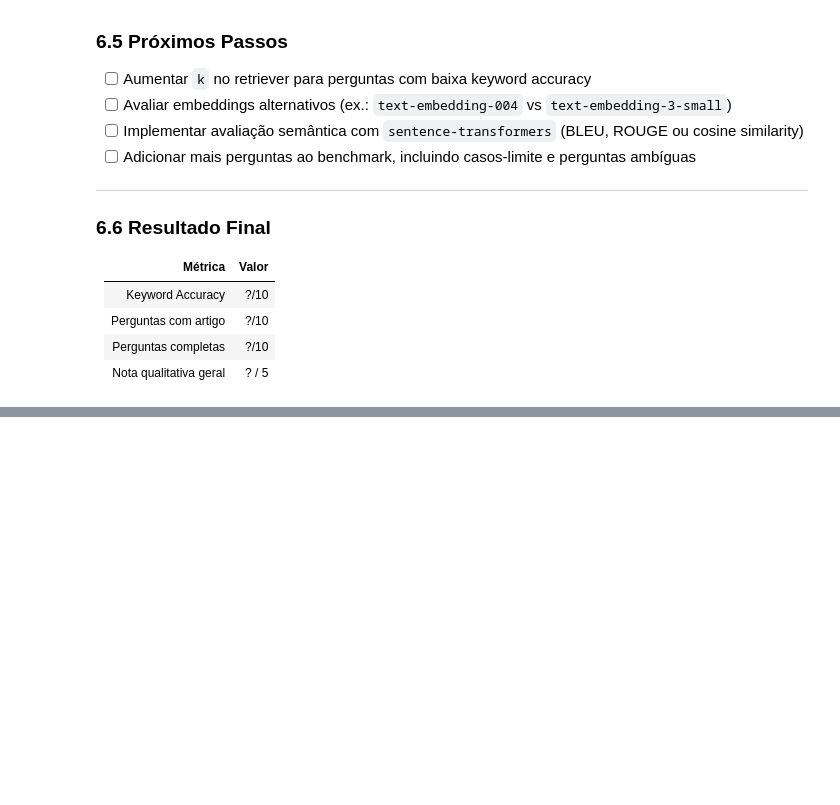
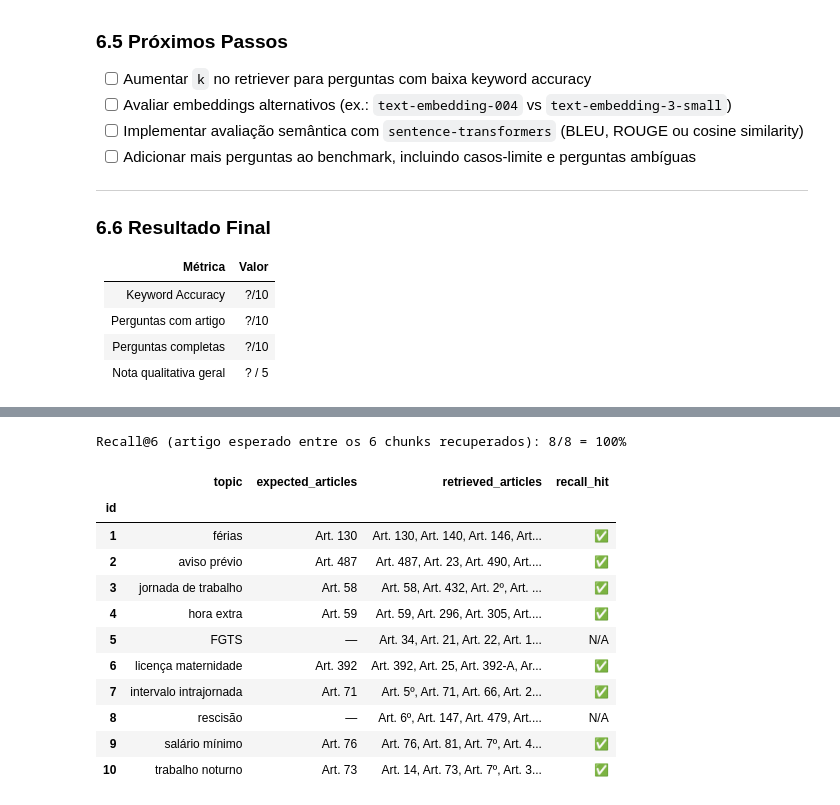
Before and after one commit to eduardogca/clt-rag-chatbot, a Jupyter notebook: notebooks/02_rag_evaluation.ipynb, the cells around one changed output, grey strips where cells are left out. Saved outputs shown, nothing was run; the diff lists cells and outputs as text; code cells hidden in the pictures; blank space fills up the shorter version.

```diff
--- a/notebooks/02_rag_evaluation.ipynb
+++ b/notebooks/02_rag_evaluation.ipynb
@@ -154,0 +278,47 @@ Preencha esta seção após executar as células acima, analisando os resultados
+# %%
+import pandas as pd
+from src.retrieval.retriever import get_retriever
+from src.retrieval.relevance import score_cosine, score_llm
+
+retriever = get_retriever(k=6)
+
+# Avalia recall para todas as perguntas do benchmark
+recall_results = []
+
+for item in benchmark:
+    docs = retriever.invoke(item["question"])
+    retrieved_articles = [d.metadata.get("artigo", "") for d in docs]
+
+    # Extrai artigos esperados das keywords (ex: "Art. 130")
+    expected_arts = [kw for kw in item["expected_keywords"] if kw.startswith("Art.")]
+    hit = any(art in retrieved_articles for art in expected_arts) if expected_arts else None
+
+    recall_results.append({
+        "id": item["id"],
+        "topic": item["topic"],
+        "expected_articles": ", ".join(expected_arts) if expected_arts else "—",
+        "retrieved_articles": ", ".join(retrieved_articles[:4]) + ("..." if len(retrieved_articles) > 4 else ""),
+        "recall_hit": "✅" if hit else ("❌" if hit is False else "N/A"),
+    })
+
+df_recall = pd.DataFrame(recall_results).set_index("id")
+pd.set_option("display.max_colwidth", 60)
+
+total_with_art = sum(1 for r in recall_results if r["recall_hit"] != "N/A")
+hits = sum(1 for r in recall_results if r["recall_hit"] == "✅")
+print(f"Recall@6 (artigo esperado entre os 6 chunks recuperados): {hits}/{total_with_art} = {hits/total_with_art:.0%}\n")
+df_recall
+# %% [output]
+Recall@6 (artigo esperado entre os 6 chunks recuperados): 8/8 = 100%
+|  | topic | expected_articles | retrieved_articles | recall_hit |
+| id |  |  |  |  |
+| 1 | férias | Art. 130 | Art. 130, Art. 140, Art. 146, Art... | ✅ |
+| 2 | aviso prévio | Art. 487 | Art. 487, Art. 23, Art. 490, Art.... | ✅ |
+| 3 | jornada de trabalho | Art. 58 | Art. 58, Art. 432, Art. 2º, Art. ... | ✅ |
+| 4 | hora extra | Art. 59 | Art. 59, Art. 296, Art. 305, Art.... | ✅ |
+| 5 | FGTS | — | Art. 34, Art. 21, Art. 22, Art. 1... | N/A |
+| 6 | licença maternidade | Art. 392 | Art. 392, Art. 25, Art. 392-A, Ar... | ✅ |
+| 7 | intervalo intrajornada | Art. 71 | Art. 5º, Art. 71, Art. 66, Art. 2... | ✅ |
+| 8 | rescisão | — | Art. 6º, Art. 147, Art. 479, Art.... | N/A |
+| 9 | salário mínimo | Art. 76 | Art. 76, Art. 81, Art. 7º, Art. 4... | ✅ |
+| 10 | trabalho noturno | Art. 73 | Art. 14, Art. 73, Art. 7º, Art. 3... | ✅ |
```
Also changed, not shown: parts of 11 cells of this notebook, 6 other files.
